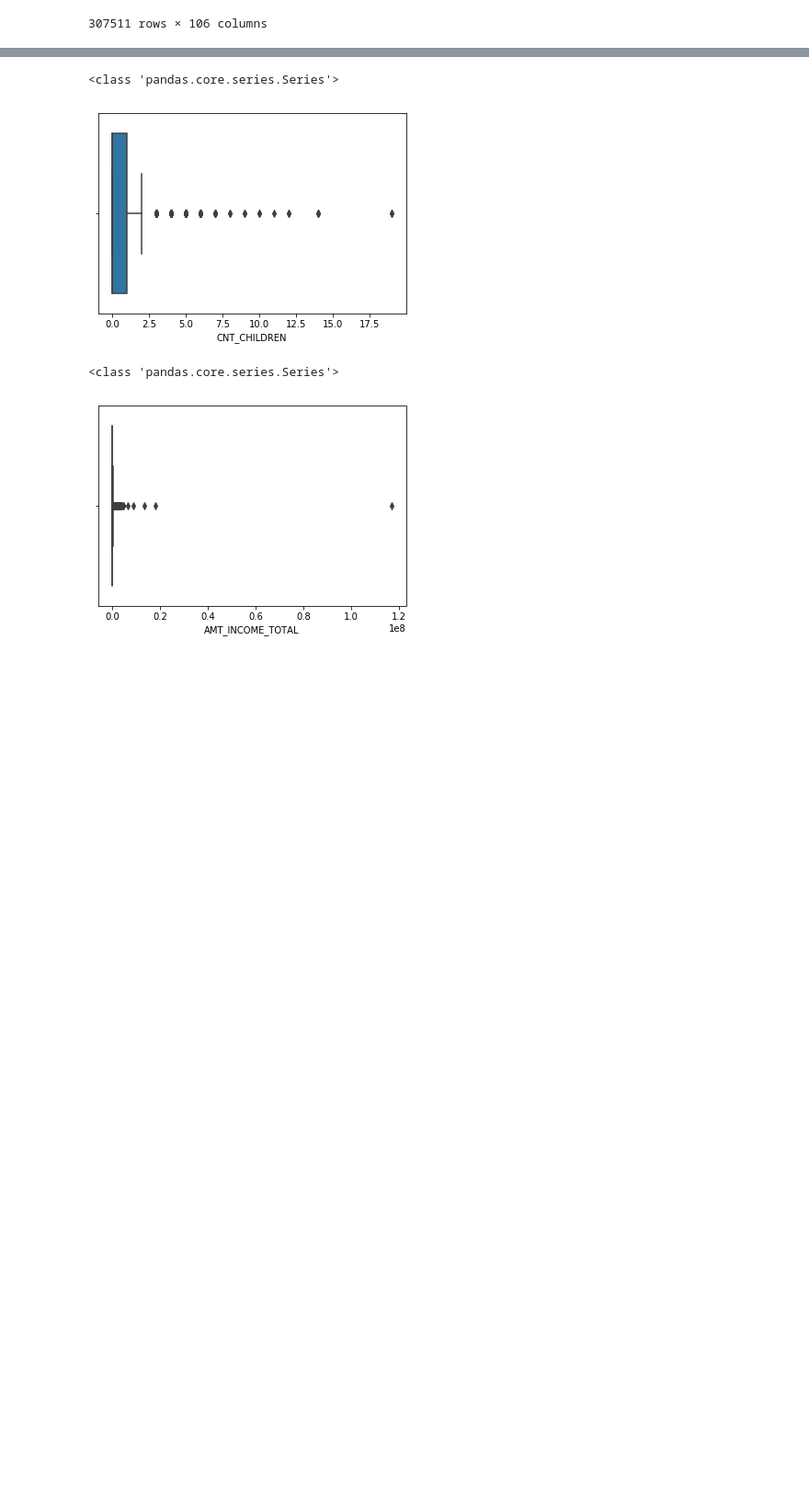
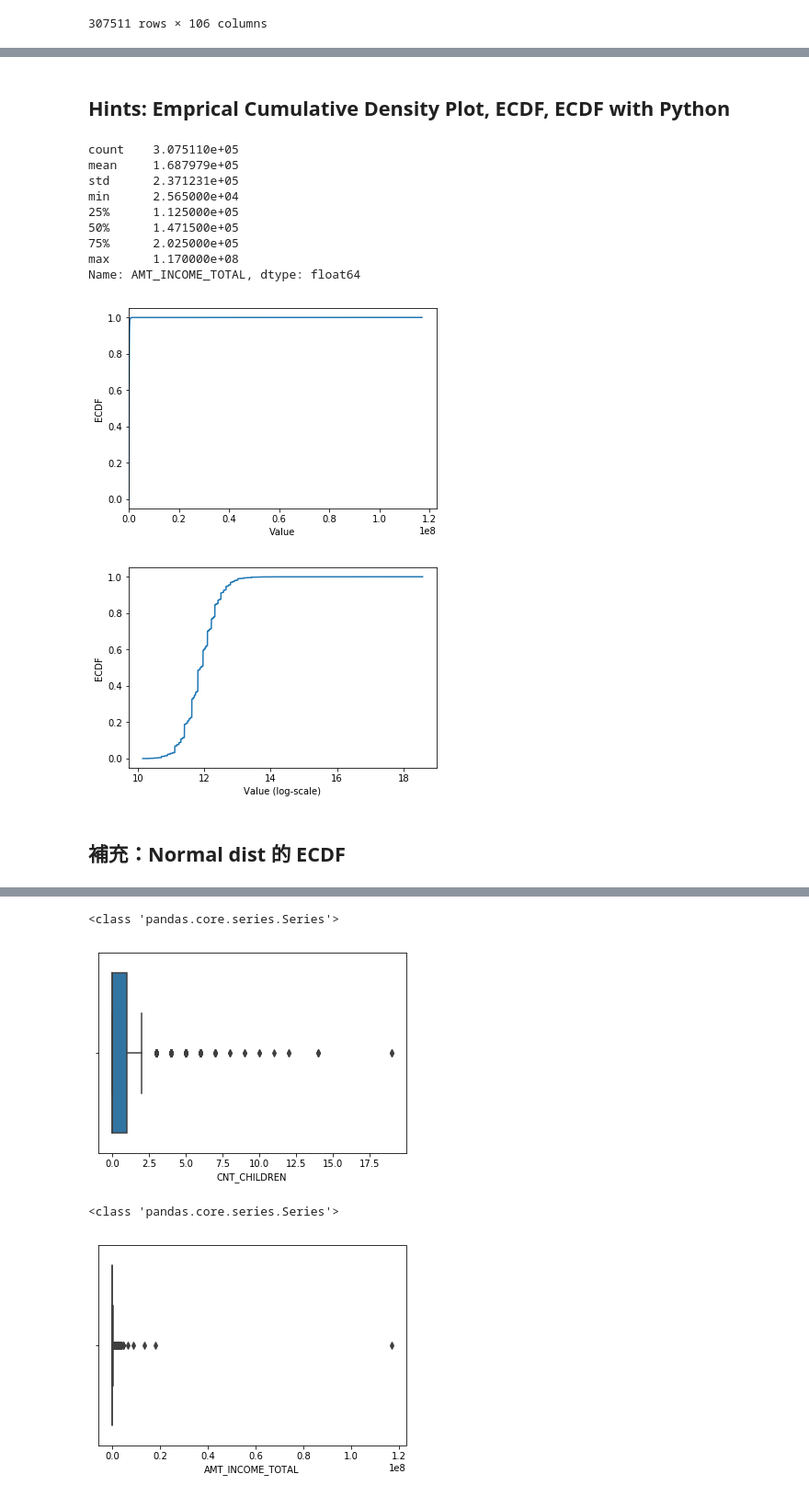
Before and after one commit to ryowei/2nd-ML100Days, a Jupyter notebook: homework/Day_006_HW.ipynb, the cells around one changed output, grey strips where cells are left out. Shown at 92% size. Cells and saved outputs as stored; diff of their text form; code cells hidden in the pictures; blank space fills up the shorter version.

```diff
--- a/homework/Day_006_HW.ipynb
+++ b/homework/Day_006_HW.ipynb
@@ -155,0 +130,42 @@ TypeError: not all arguments converted during string formatting
+# %% [markdown]
+## Hints: Emprical Cumulative Density Plot, ECDF, ECDF with Python
+# %%
+print(app_train["AMT_INCOME_TOTAL"].describe())
+
+# 繪製 Empirical Cumulative Density Plot (ECDF)
+hist = np.histogram(app_train['AMT_INCOME_TOTAL'],1000000)
+cdf = pd.Series(hist[0], index = (hist[1][:-1]+hist[1][1:])/2).cumsum() ## ???? why???
+
+
+plt.plot(list(cdf.index), cdf/cdf.max())
+plt.xlabel('Value')
+plt.ylabel('ECDF')
+plt.xlim([cdf.index.min(), cdf.index.max() * 1.05]) # 限制顯示圖片的範圍
+plt.ylim([-0.05,1.05]) # 限制顯示圖片的範圍
+
+plt.show()
+
+
+
+# 改變 y 軸的 Scale, 讓我們可以正常檢視 ECDF (取 log)
+plt.plot(np.log(list(cdf.index)), cdf/cdf.max())
+plt.xlabel('Value (log-scale)')
+plt.ylabel('ECDF')
+
+plt.ylim([-0.05,1.05]) # 限制顯示圖片的範圍
+
+plt.show()
+# %% [output]
+count    3.075110e+05
+mean     1.687979e+05
+std      2.371231e+05
+min      2.565000e+04
+25%      1.125000e+05
+50%      1.471500e+05
+75%      2.025000e+05
+max      1.170000e+08
+Name: AMT_INCOME_TOTAL, dtype: float64
+[figure, added]
+[figure, added]
+# %% [markdown]
+## 補充：Normal dist 的 ECDF
```
Also changed, not shown: parts of 31 cells of this notebook.
